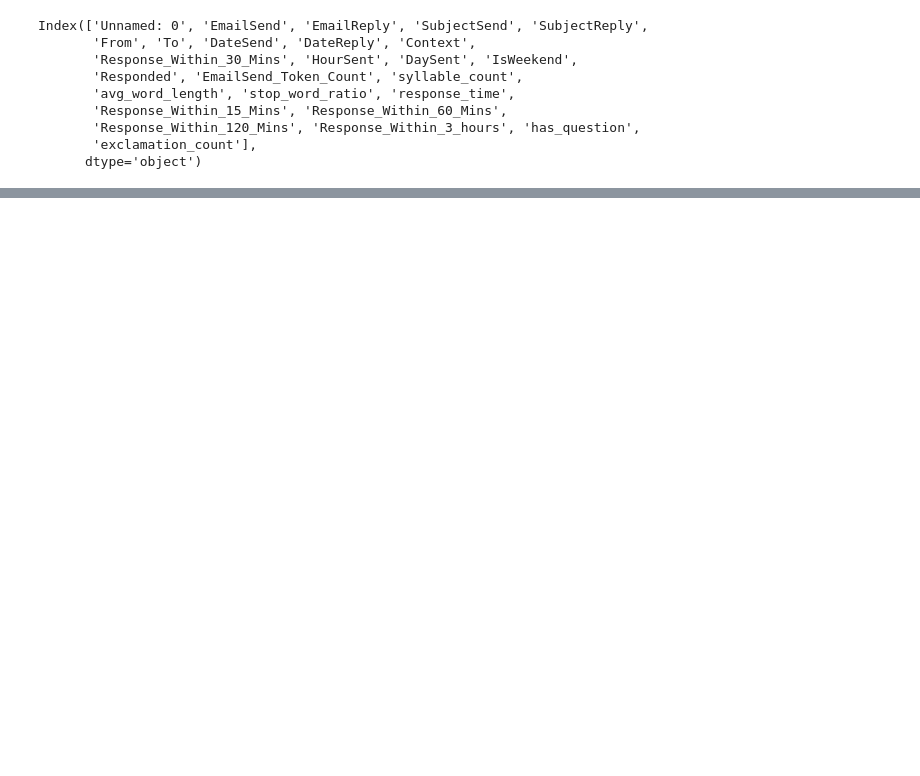
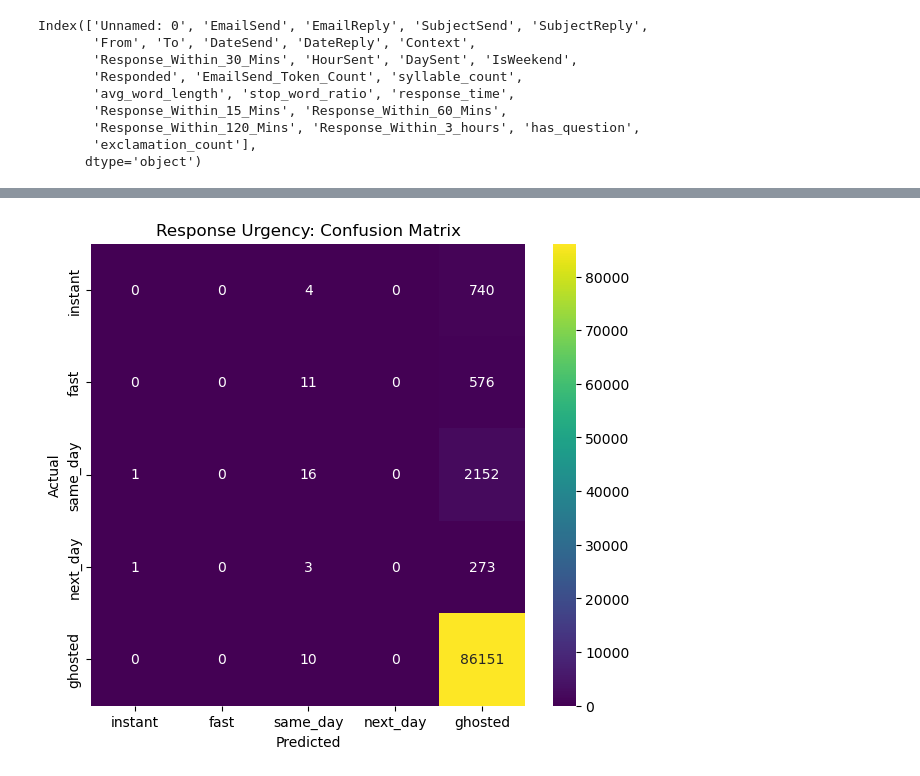
Before and after one commit to Grantalan/nlp-email-optimization-engine, a Jupyter notebook: notebooks/enron_neural_network.ipynb, the cells around one changed output, grey strips where cells are left out. Drawn from its saved outputs; the diff is of its cells as text; code cells hidden in the pictures; blank space fills up the shorter version.

Commit message:
draft heatmap for nn

```diff
--- a/notebooks/enron_neural_network.ipynb
+++ b/notebooks/enron_neural_network.ipynb
@@ -62,0 +51,20 @@ X_train, X_test, y_train, y_test = train_test_split(X, y, random_state = 321, st
+# %%
+X = enron[variables]  # your existing numeric_features + categorical_features
+y = enron['urgency_bucket']
+
+X_train, X_test, y_train, y_test = train_test_split(
+    X, y, random_state=321, stratify=y
+)
+
+nn_pipe = Pipeline(steps=[
+    ('prep', preprocessor),  # reuse your existing ColumnTransformer
+    ('nn', MLPClassifier(hidden_layer_sizes=(32, 16),
+                          activation='relu',
+                          random_state=321,
+                          max_iter=500))
+]).fit(X_train, y_train)
+# %%
+y_pred = nn_pipe.predict(X_test)
+
+print(confusion_matrix(y_test, y_pred))
+print(classification_report(y_test, y_pred))
@@ -62,0 +88,13 @@ X_train, X_test, y_train, y_test = train_test_split(X, y, random_state = 321, st
+# %%
+labels = ['instant', 'fast', 'same_day', 'next_day', 'ghosted']
+cm = confusion_matrix(y_test, y_pred, labels=labels)
+
+plt.figure(figsize=(7,6))
+sns.heatmap(cm, annot=True, fmt='d', cmap='viridis',
+            xticklabels=labels, yticklabels=labels)
+plt.xlabel('Predicted')
+plt.ylabel('Actual')
+plt.title('Response Urgency: Confusion Matrix')
+plt.show()
+# %% [output]
+[figure, added]
```
Also changed, not shown: parts of 6 cells of this notebook.
